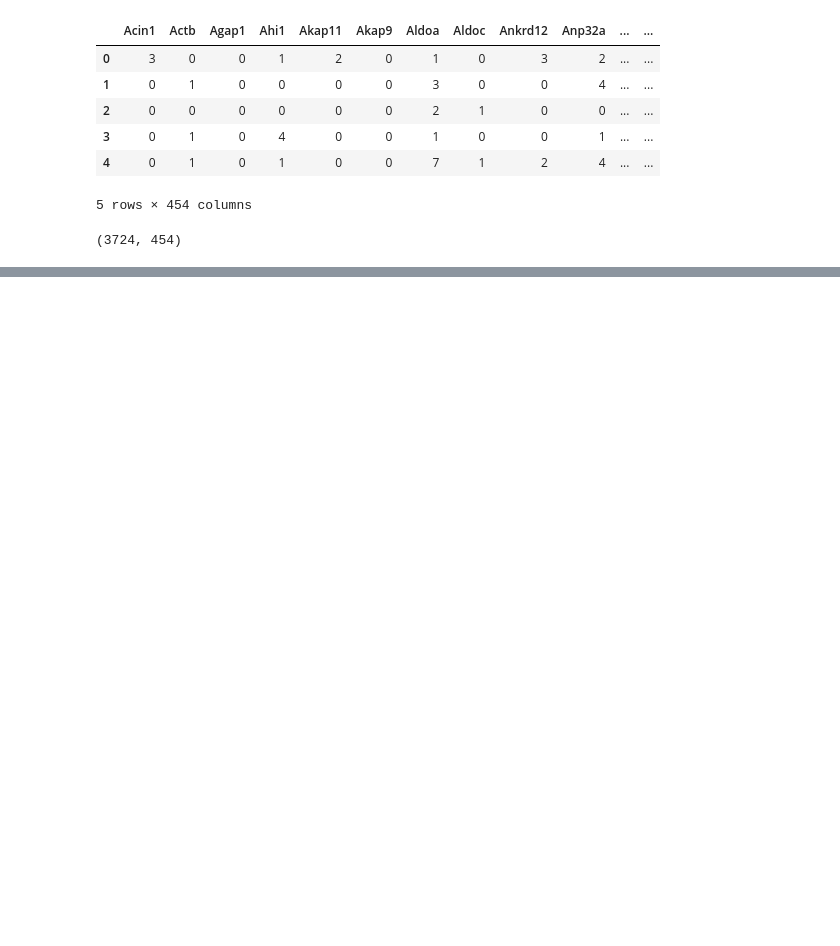
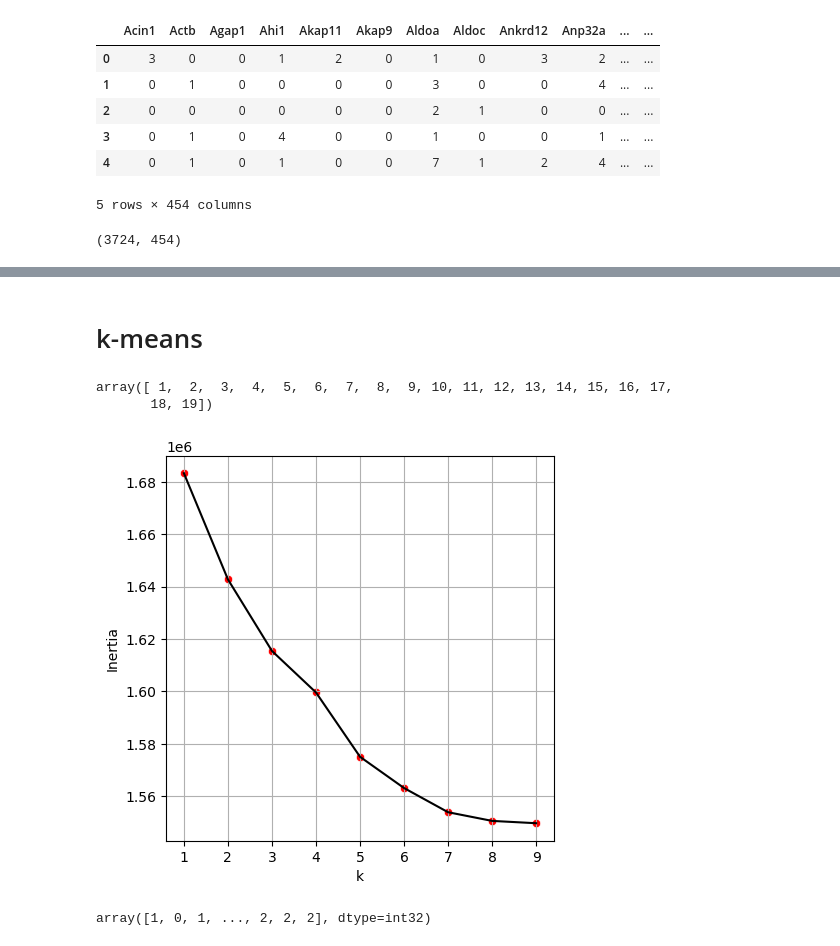
Before and after one commit to PabloGarcia00/MachineLearning, a Jupyter notebook: BMF/Day_3.ipynb, the cells around one changed output, grey strips where cells are left out. Saved outputs shown, nothing was run; the diff lists cells and outputs as text; code cells hidden in the pictures; blank space fills up the shorter version.

```diff
--- a/BMF/Day_3.ipynb
+++ b/BMF/Day_3.ipynb
@@ -76,0 +101,2 @@ biplot(score, loadings)
+# %% [markdown]
+# k-means
@@ -76,0 +105,28 @@ biplot(score, loadings)
+# %%
+def km_cluster(data, nk = range(1, 3)):
+
+    res = []
+    for k in nk:
+        km = KMeans(n_clusters=k)
+        fitted = km.fit(data)
+        res.append(fitted.inertia_)
+
+    res = np.array(res)
+    X = x = np.arange(1,len(nk)+1, step = 1)
+
+    fig, axes = plt.subplots(1,1, figsize = (5,5))
+    sns.lineplot(x = X, y = res, ax=axes, color = "black")
+    sns.scatterplot(x = X, y=res, ax=axes, color = "r")
+    plt.xlabel("k")
+    plt.ylabel("Inertia")
+    plt.xticks(X)
+    plt.grid()
+# %%
+np.arange(1, 20)
+# %% [output]
+array([ 1,  2,  3,  4,  5,  6,  7,  8,  9, 10, 11, 12, 13, 14, 15, 16, 17,
+       18, 19])
+# %%
+km_cluster(exp, nk = range(1, 10))
+# %% [output]
+[figure, added]
@@ -76,0 +138,4 @@ biplot(score, loadings)
+# %%
+fitted.labels_
+# %% [output]
+array([1, 0, 1, ..., 2, 2, 2], dtype=int32)
```
Also changed, not shown: parts of 27 cells of this notebook.
